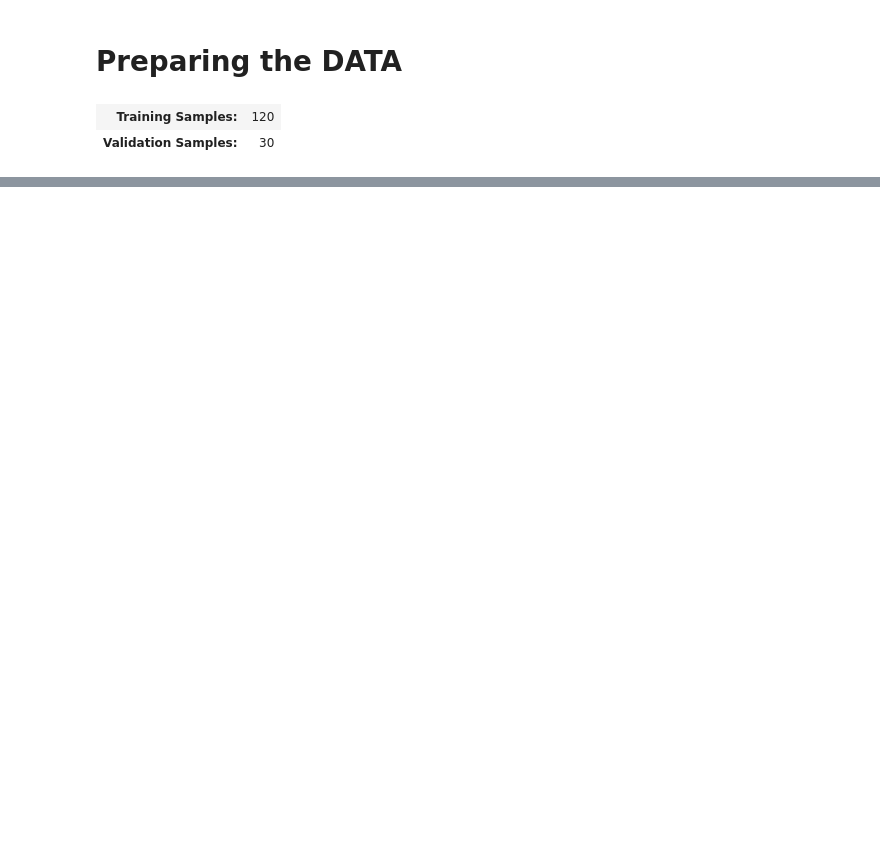
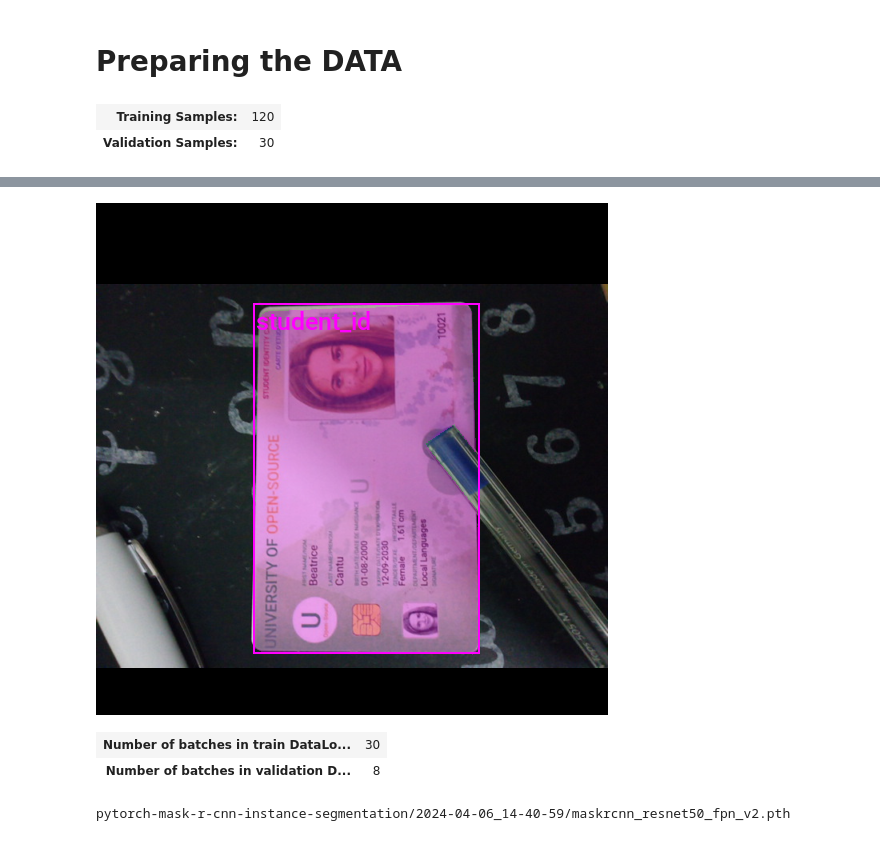
Before and after one commit to roborew/ComputerVision, a Jupyter notebook: pytorch_mask_rcnn/studentId/Train_Mask_RCNN_StudentId.ipynb, the cells around one changed output, grey strips where cells are left out. Cells and saved outputs as stored; diff of their text form; code cells hidden in the pictures; blank space fills up the shorter version.

```diff
--- a/pytorch_mask_rcnn/studentId/Train_Mask_RCNN_StudentId.ipynb
+++ b/pytorch_mask_rcnn/studentId/Train_Mask_RCNN_StudentId.ipynb
@@ -412,0 +671,56 @@ pd.Series({
+# %%
+dataset_sample = valid_dataset[0]
+
+# Get colors for dataset sample
+sample_colors = [int_colors[int(i.item())] for i in dataset_sample[1]['labels']]
+
+# Annotate the sample image with segmentation masks
+annotated_tensor = draw_segmentation_masks(
+    image=(dataset_sample[0]*255).to(dtype=torch.uint8),
+    masks=dataset_sample[1]['masks'],
+    alpha=0.3,
+    colors=sample_colors
+)
+
+# Annotate the sample image with bounding boxes
+annotated_tensor = draw_bboxes(
+    image=annotated_tensor,
+    boxes=dataset_sample[1]['boxes'],
+    labels=[class_names[int(i.item())] for i in dataset_sample[1]['labels']],
+    colors=sample_colors
+)
+
+tensor_to_pil(annotated_tensor)
+# %% [output]
+[figure, added]
+# %%
+# Set the training batch size
+bs = 4
+
+# Set the number of worker processes for loading data.
+num_workers = multiprocessing.cpu_count()//2
+
+# Define parameters for DataLoader
+data_loader_params = {
+    'batch_size': bs,  # Batch size for data loading
+    'num_workers': num_workers,  # Number of subprocesses to use for data loading
+    'persistent_workers': True,  # If True, the data loader will not shutdown the worker processes after a dataset has been consumed once. This allows to maintain the worker dataset instances alive.
+    'pin_memory': 'cuda' in device,  # If True, the data loader will copy Tensors into CUDA pinned memory before returning them. Useful when using GPU.
+    'pin_memory_device': device if 'cuda' in device else '',  # Specifies the device where the data should be loaded. Commonly set to use the GPU.
+    'collate_fn': lambda batch: tuple(zip(*batch)),
+}
+
+# Create DataLoader for training data. Data is shuffled for every epoch.
+train_dataloader = DataLoader(train_dataset, **data_loader_params, shuffle=True)
+
+# Create DataLoader for validation data. Shuffling is not necessary for validation data.
+valid_dataloader = DataLoader(valid_dataset, **data_loader_params)
+
+# Print the number of batches in the training and validation DataLoaders
+pd.Series({
+    'Number of batches in train DataLoader:': len(train_dataloader),
+    'Number of batches in validation DataLoader:': len(valid_dataloader)}
+).to_frame().style.hide(axis='columns')
+# %% [output]
+| Number of batches in train DataLo... | 30 |
+| Number of batches in validation D... | 8 |
@@ -412,0 +862,16 @@ pd.Series({
+# %%
+# Generate timestamp for the training session (Year-Month-Day_Hour_Minute_Second)
+timestamp = datetime.datetime.now().strftime("%Y-%m-%d_%H-%M-%S")
+
+# Create a directory to store the checkpoints if it does not already exist
+checkpoint_dir = Path(project_dir/f"{timestamp}")
+
+# Create the checkpoint directory if it does not already exist
+checkpoint_dir.mkdir(parents=True, exist_ok=True)
+
+# The model checkpoint path
+checkpoint_path = checkpoint_dir/f"{model.name}.pth"
+
+print(checkpoint_path)
+# %% [output]
+pytorch-mask-r-cnn-instance-segmentation/2024-04-06_14-40-59/maskrcnn_resnet50_fpn_v2.pth
```
Also changed, not shown: parts of 16 cells of this notebook, 4 other files.
